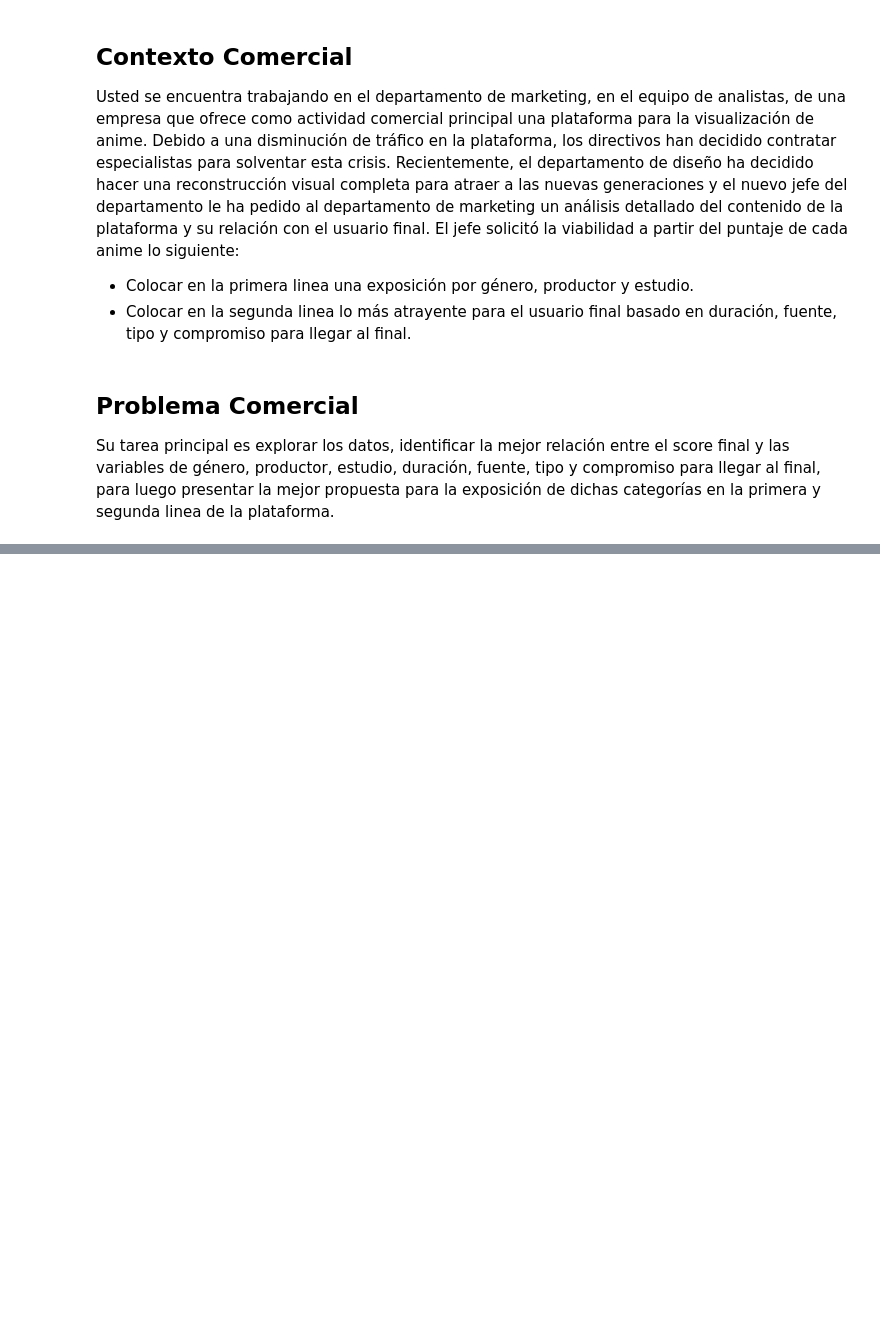
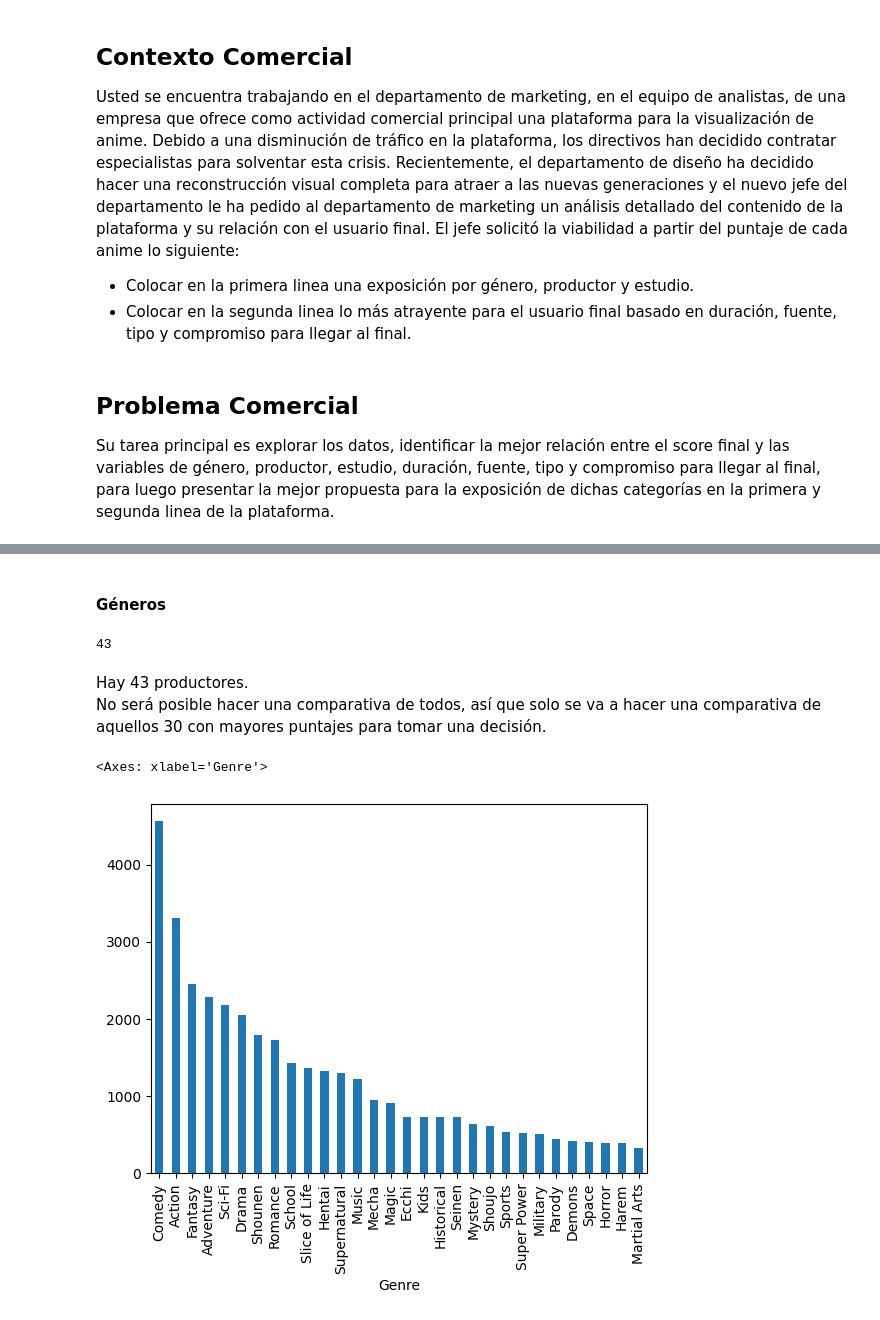
Before and after one commit to Asheyerth/DataScience_bootcamp2024BIT, a Jupyter notebook: Actividad_3_4/Estructurando proyecto DS.ipynb, the cells around one changed output, grey strips where cells are left out. Cells and saved outputs as stored; diff of their text form; code cells hidden in the pictures; blank space fills up the shorter version.

```diff
--- a/Actividad_3_4/Estructurando proyecto DS.ipynb
+++ b/Actividad_3_4/Estructurando proyecto DS.ipynb
@@ -53,0 +167,14 @@ Para interpretar correctamente la relación de tipose va a evaluar la relación
+# %% [markdown]
+#### Géneros
+# %%
+len(genredf['Genre'].unique())
+# %% [output]
+43
+# %% [markdown]
+Hay 43 productores.
+No será posible hacer una comparativa de todos, así que solo se va a hacer una comparativa de aquellos 30 con mayores puntajes para tomar una decisión.
+# %%
+genredf["Genre"].value_counts()[0:30].plot(kind='bar')
+# %% [output]
+<Axes: xlabel='Genre'>
+[figure, added]
```
Also changed, not shown: parts of 26 cells of this notebook.
